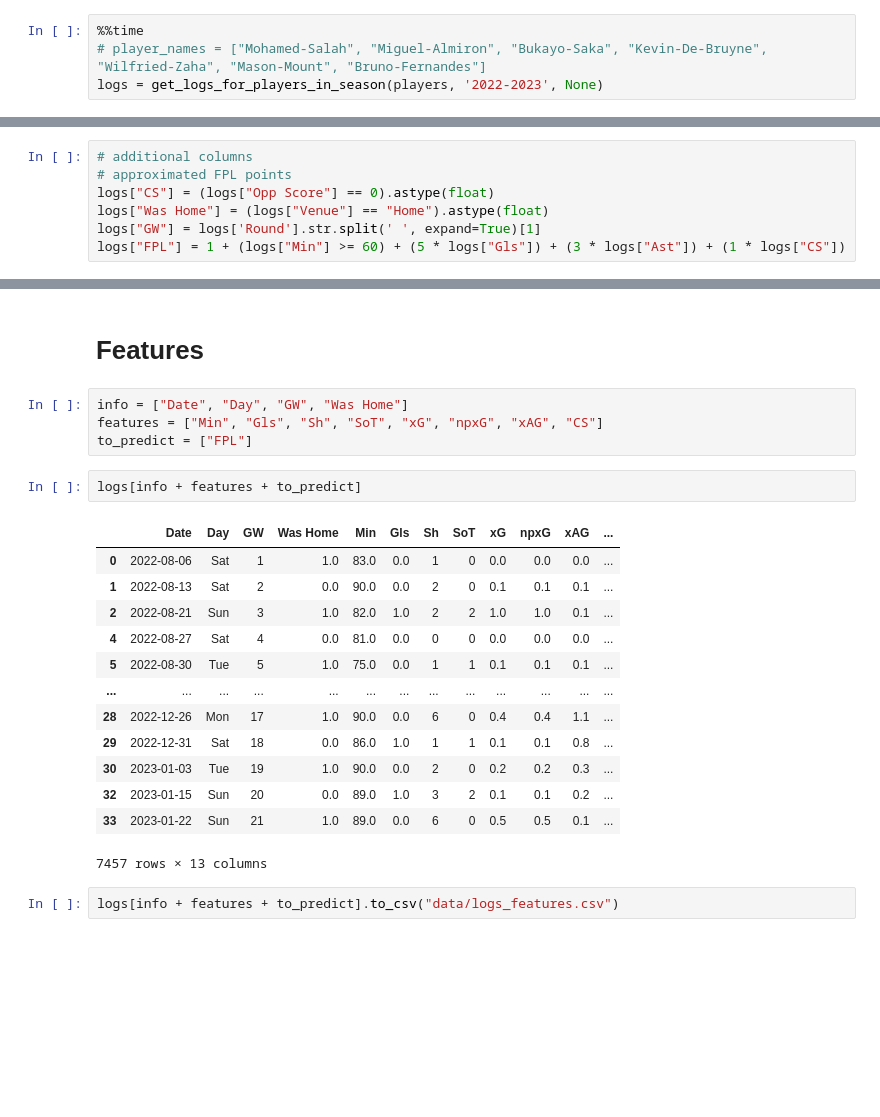
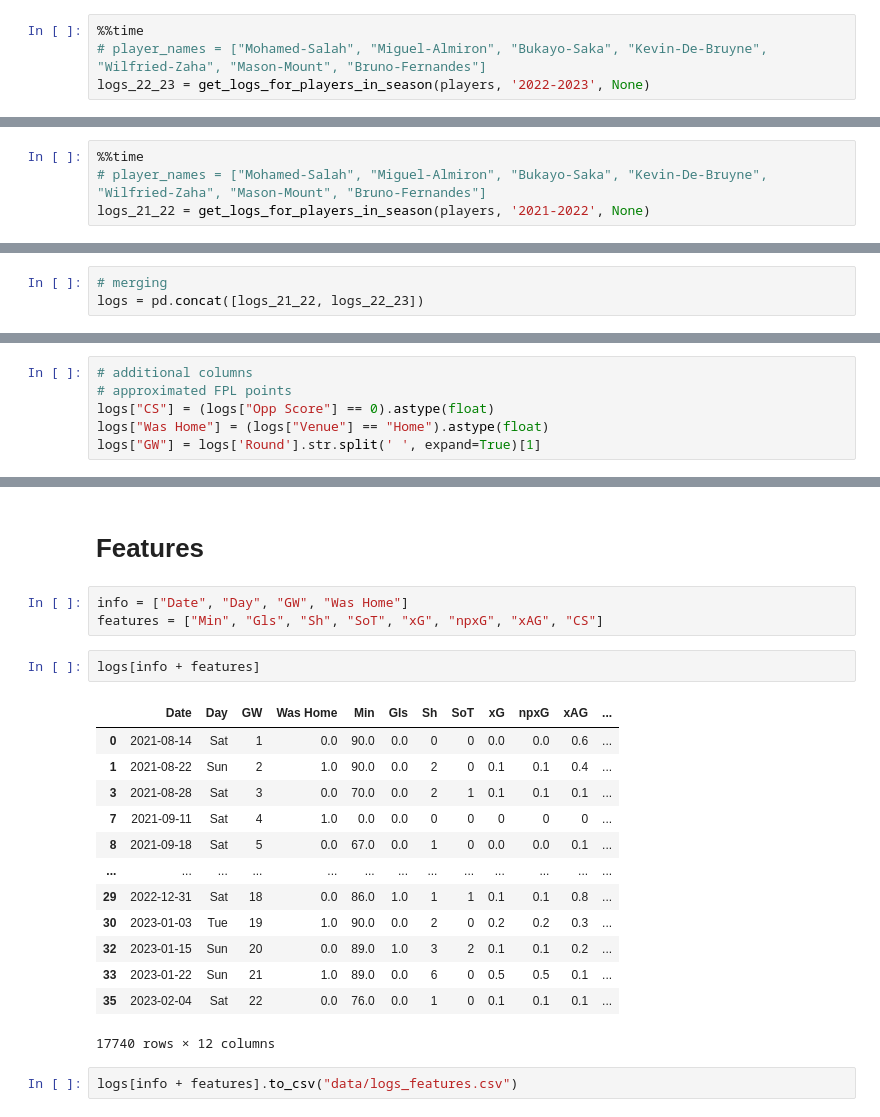
Before and after one commit to Fran3x/FPL_Model, a Jupyter notebook: notebooks/fbref-scrape.ipynb, the cells around one changed output, grey strips where cells are left out. Saved outputs shown, nothing was run; the diff lists cells and outputs as text; blank space fills up the shorter version.

```diff
--- a/notebooks/fbref-scrape.ipynb
+++ b/notebooks/fbref-scrape.ipynb
@@ -60,7 +63,7 @@ players, stats = get_epl_players()
 # %%
 %%time
 # player_names = ["Mohamed-Salah", "Miguel-Almiron", "Bukayo-Saka", "Kevin-De-Bruyne", "Wilfried-Zaha", "Mason-Mount", "Bruno-Fernandes"]
-logs = get_logs_for_players_in_season(players, '2022-2023', None)
+logs_22_23 = get_logs_for_players_in_season(players, '2022-2023', None)
 # %% [output]
 Getting data for Brenden-Aaronson
 Getting data for Che-Adams
@@ -81,0 +85,4 @@ Wall time: 36min 59s
+# %%
+%%time
+# player_names = ["Mohamed-Salah", "Miguel-Almiron", "Bukayo-Saka", "Kevin-De-Bruyne", "Wilfried-Zaha", "Mason-Mount", "Bruno-Fernandes"]
+logs_21_22 = get_logs_for_players_in_season(players, '2021-2022', None)
@@ -81,0 +111,3 @@ Wall time: 36min 59s
+# %%
+# merging
+logs = pd.concat([logs_21_22, logs_22_23])
@@ -99,5 +135,4 @@ logs["Ast"] = logs["Ast"].astype(float)
 logs["CS"] = (logs["Opp Score"] == 0).astype(float)
 logs["Was Home"] = (logs["Venue"] == "Home").astype(float)
 logs["GW"] = logs['Round'].str.split(' ', expand=True)[1]
-logs["FPL"] = 1 + (logs["Min"] >= 60) + (5 * logs["Gls"]) + (3 * logs["Ast"]) + (1 * logs["CS"])
 # %%
@@ -125,22 +155,21 @@ logs.to_csv("data/logs_all.csv")
 # %%
 info = ["Date", "Day", "GW", "Was Home"]
 features = ["Min", "Gls", "Sh", "SoT", "xG", "npxG", "xAG", "CS"]
-to_predict = ["FPL"]
 # %%
-logs[info + features + to_predict]
+logs[info + features]
 # %% [output]
 |  | Date | Day | GW | Was Home | Min | Gls | Sh | SoT | xG | npxG | xAG | ... |
-| 0 | 2022-08-06 | Sat | 1 | 1.0 | 83.0 | 0.0 | 1 | 0 | 0.0 | 0.0 | 0.0 | ... |
-| 1 | 2022-08-13 | Sat | 2 | 0.0 | 90.0 | 0.0 | 2 | 0 | 0.1 | 0.1 | 0.1 | ... |
-| 2 | 2022-08-21 | Sun | 3 | 1.0 | 82.0 | 1.0 | 2 | 2 | 1.0 | 1.0 | 0.1 | ... |
-| 4 | 2022-08-27 | Sat | 4 | 0.0 | 81.0 | 0.0 | 0 | 0 | 0.0 | 0.0 | 0.0 | ... |
-| 5 | 2022-08-30 | Tue | 5 | 1.0 | 75.0 | 0.0 | 1 | 1 | 0.1 | 0.1 | 0.1 | ... |
+| 0 | 2021-08-14 | Sat | 1 | 0.0 | 90.0 | 0.0 | 0 | 0 | 0.0 | 0.0 | 0.6 | ... |
+| 1 | 2021-08-22 | Sun | 2 | 1.0 | 90.0 | 0.0 | 2 | 0 | 0.1 | 0.1 | 0.4 | ... |
+| 3 | 2021-08-28 | Sat | 3 | 0.0 | 70.0 | 0.0 | 2 | 1 | 0.1 | 0.1 | 0.1 | ... |
+| 7 | 2021-09-11 | Sat | 4 | 1.0 | 0.0 | 0.0 | 0 | 0 | 0 | 0 | 0 | ... |
+| 8 | 2021-09-18 | Sat | 5 | 0.0 | 67.0 | 0.0 | 1 | 0 | 0.0 | 0.0 | 0.1 | ... |
 | ... | ... | ... | ... | ... | ... | ... | ... | ... | ... | ... | ... | ... |
-| 28 | 2022-12-26 | Mon | 17 | 1.0 | 90.0 | 0.0 | 6 | 0 | 0.4 | 0.4 | 1.1 | ... |
 | 29 | 2022-12-31 | Sat | 18 | 0.0 | 86.0 | 1.0 | 1 | 1 | 0.1 | 0.1 | 0.8 | ... |
 | 30 | 2023-01-03 | Tue | 19 | 1.0 | 90.0 | 0.0 | 2 | 0 | 0.2 | 0.2 | 0.3 | ... |
 | 32 | 2023-01-15 | Sun | 20 | 0.0 | 89.0 | 1.0 | 3 | 2 | 0.1 | 0.1 | 0.2 | ... |
 | 33 | 2023-01-22 | Sun | 21 | 1.0 | 89.0 | 0.0 | 6 | 0 | 0.5 | 0.5 | 0.1 | ... |
+| 35 | 2023-02-04 | Sat | 22 | 0.0 | 76.0 | 0.0 | 1 | 0 | 0.1 | 0.1 | 0.1 | ... |
-7457 rows × 13 columns
+17740 rows × 12 columns
 # %%
-logs[info + features + to_predict].to_csv("data/logs_features.csv")
+logs[info + features].to_csv("data/logs_features.csv")
```
Also changed, not shown: parts of 6 cells of this notebook, 5 other files.
